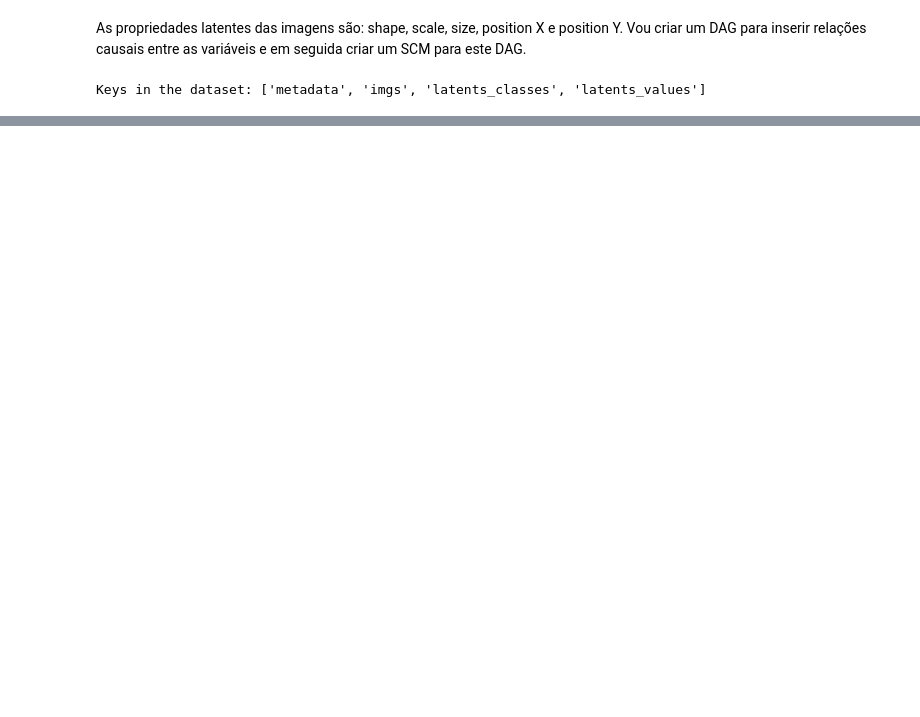
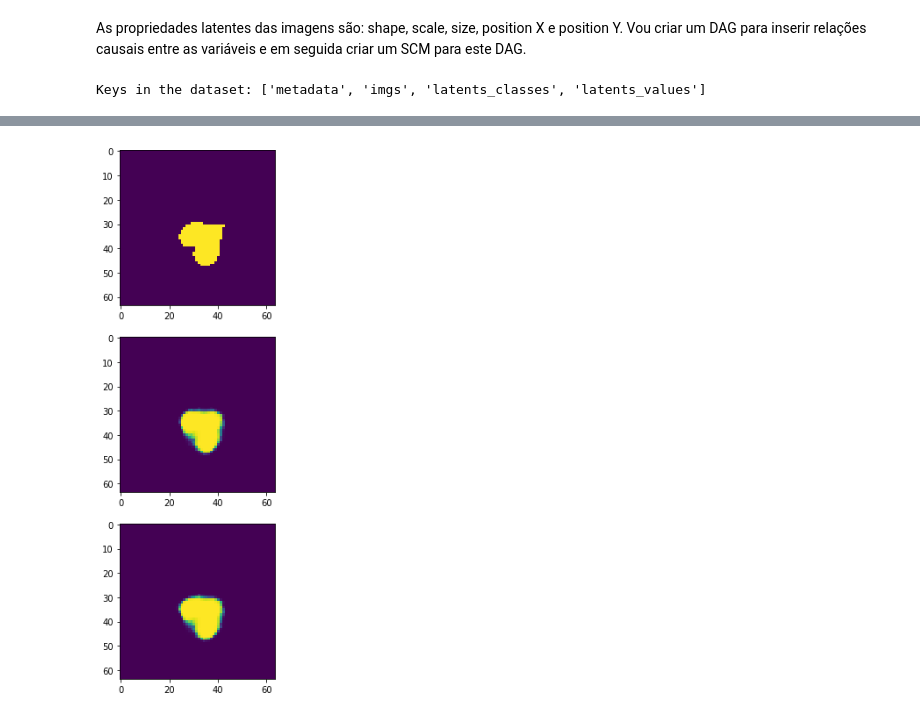
Before and after one commit to GiovaniValdrighi/inferencia_causal, a Jupyter notebook: vae.ipynb, the cells around one changed output, grey strips where cells are left out. Cells and saved outputs as stored; diff of their text form; code cells hidden in the pictures; blank space fills up the shorter version.

```diff
--- a/vae.ipynb
+++ b/vae.ipynb
@@ -269,0 +326,4 @@ epoch: 4 average training loss: 34487705.431640625
+# %%
+run_img_vae(imgs[get_img_att(1, 3, 6, 15, 20, 20)], latents_classes[get_img_att(1, 3, 6, 15, 20, 20)], num = 3)
+# %% [output]
+[figure, added]
```
Also changed, not shown: parts of 19 cells of this notebook.
